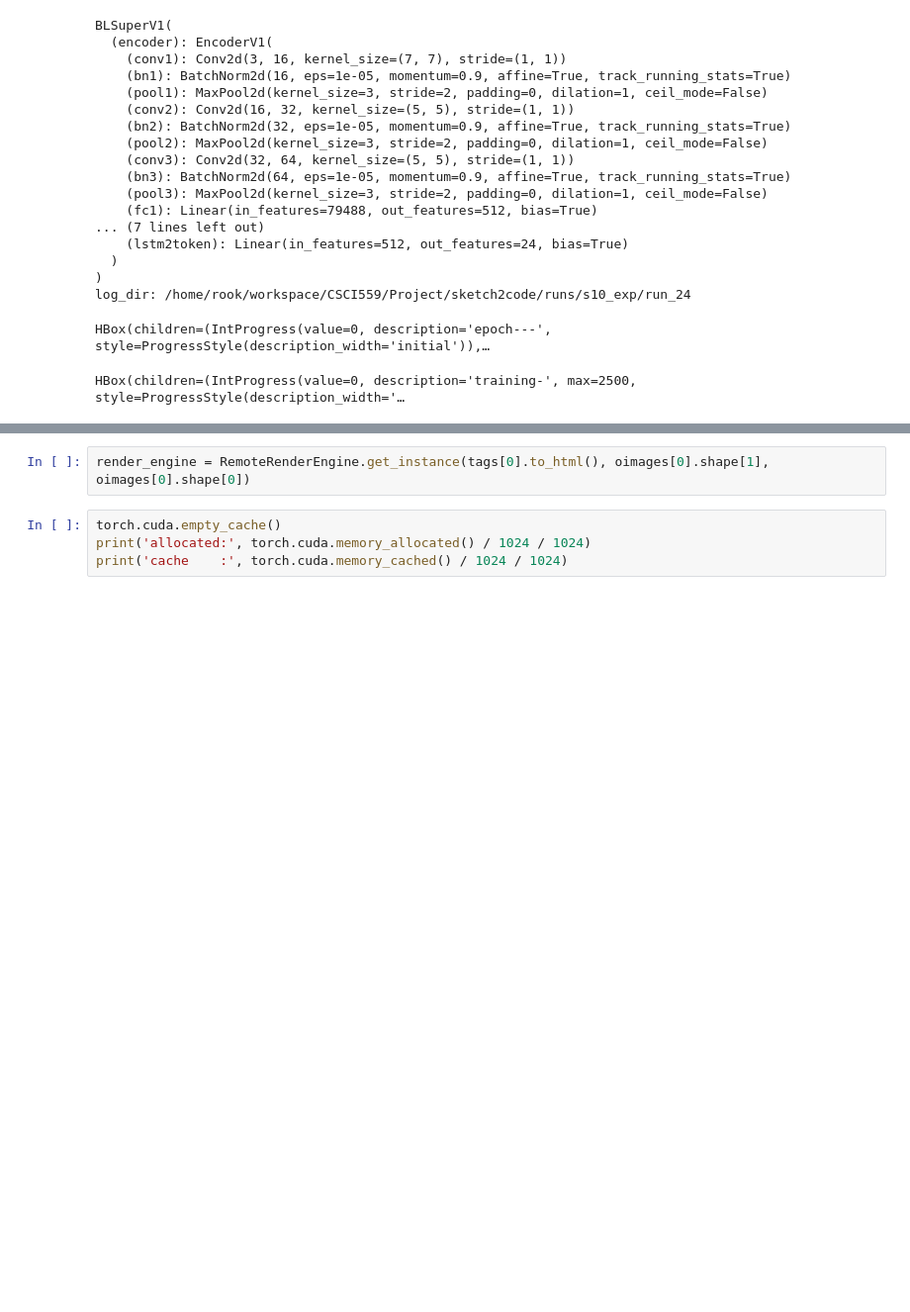
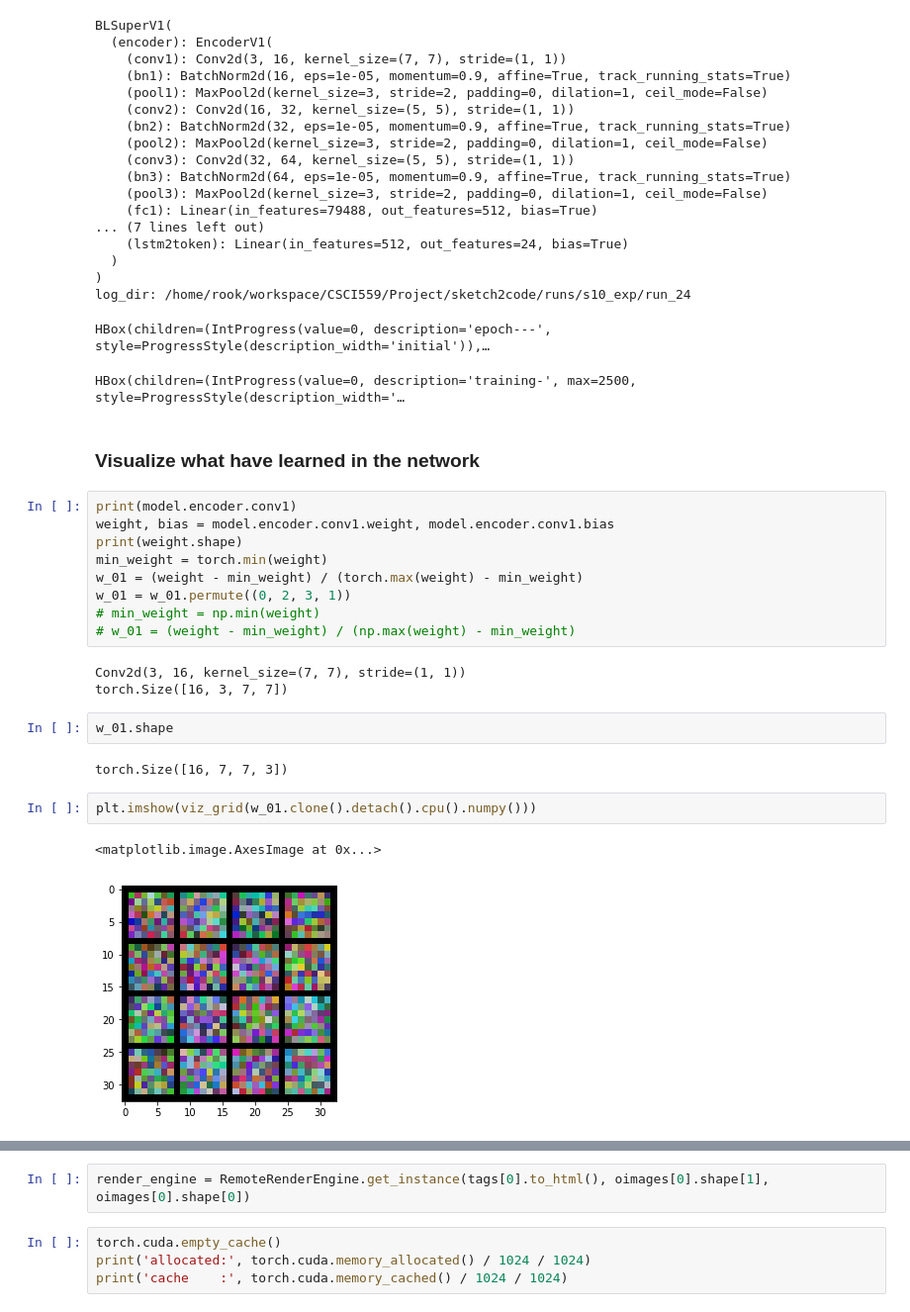
Before and after one commit to binh-vu/sketch2code, a Jupyter notebook: notebooks/s10_supervise_baseline.ipynb, the cells around one changed output, grey strips where cells are left out. Shown at 99% size. Saved outputs shown, nothing was run; the diff lists cells and outputs as text; blank space fills up the shorter version.

```diff
--- a/notebooks/s10_supervise_baseline.ipynb
+++ b/notebooks/s10_supervise_baseline.ipynb
@@ -128,3 +125,26 @@ BLSuperV1(
 log_dir: /home/rook/workspace/CSCI559/Project/sketch2code/runs/s10_exp/run_24
 HBox(children=(IntProgress(value=0, description='epoch---', style=ProgressStyle(description_width='initial')),…
 HBox(children=(IntProgress(value=0, description='training-', max=2500, style=ProgressStyle(description_width='…
+# %% [markdown]
+### Visualize what have learned in the network
+# %%
+print(model.encoder.conv1)
+weight, bias = model.encoder.conv1.weight, model.encoder.conv1.bias
+print(weight.shape)
+min_weight = torch.min(weight)
+w_01 = (weight - min_weight) / (torch.max(weight) - min_weight)
+w_01 = w_01.permute((0, 2, 3, 1))
+# min_weight = np.min(weight)
+# w_01 = (weight - min_weight) / (np.max(weight) - min_weight)
+# %% [output]
+Conv2d(3, 16, kernel_size=(7, 7), stride=(1, 1))
+torch.Size([16, 3, 7, 7])
+# %%
+w_01.shape
+# %% [output]
+torch.Size([16, 7, 7, 3])
+# %%
+plt.imshow(viz_grid(w_01.clone().detach().cpu().numpy()))
+# %% [output]
+<matplotlib.image.AxesImage at 0x...>
+[figure, added]
```
Also changed, not shown: parts of 25 cells of this notebook, 9 other files.
